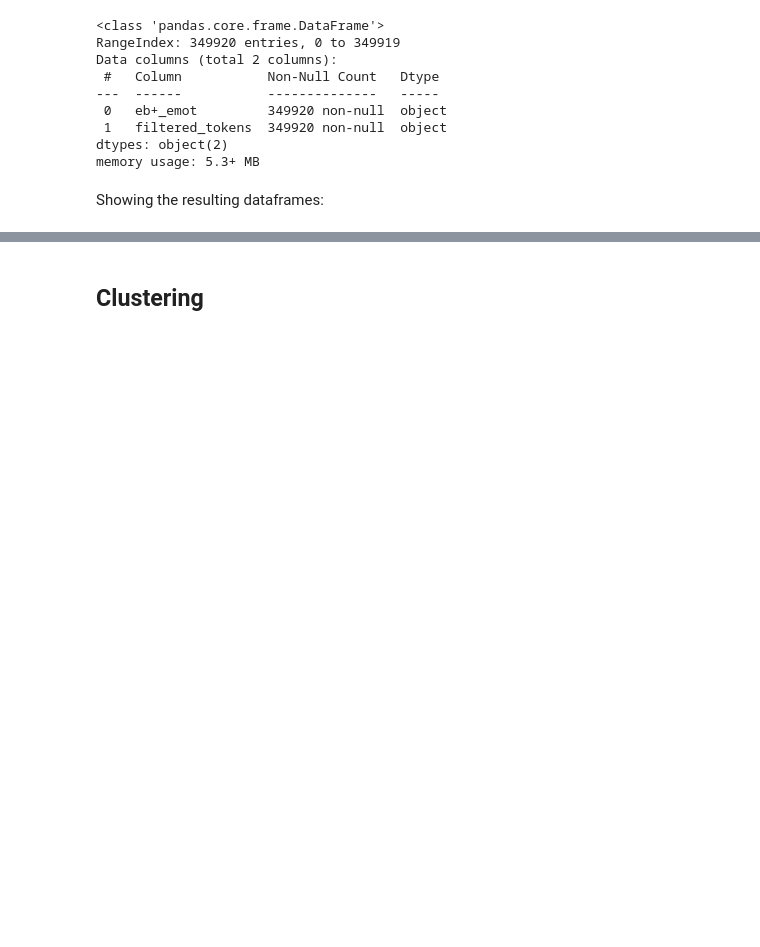
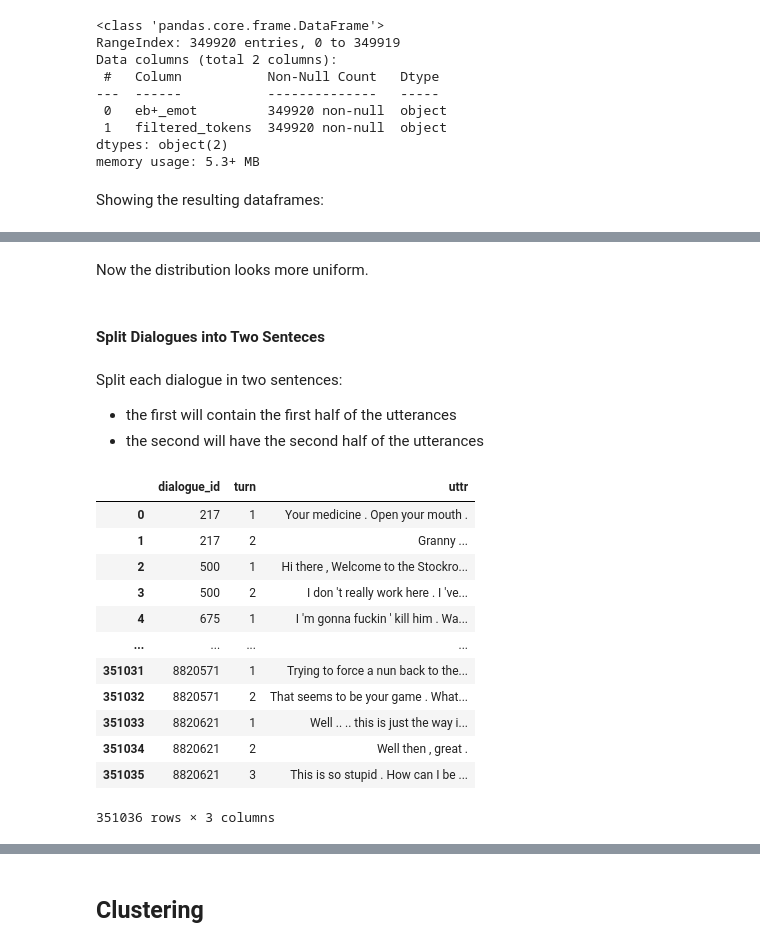
Before and after one commit to SimoneCallegarin/NLP_project, a Jupyter notebook: SA and TextGen on EDOS.ipynb, the cells around one changed output, grey strips where cells are left out. Drawn from its saved outputs; the diff is of its cells as text; code cells hidden in the pictures; blank space fills up the shorter version.

Commit message:
Reordered the notebook and fixed the datasets inputs

```diff
--- a/SA and TextGen on EDOS.ipynb
+++ b/SA and TextGen on EDOS.ipynb
@@ -617,0 +681,6 @@ print(tokens_df)
+# %%
+# Get the dialogue_id values where turn > 2
+dialogues_longer_than_2 = df_filtered.loc[df_filtered['turn'] > 2, 'dialogue_id'].unique()
+
+# Filter out the rows where turn <= 2 for each dialogue_id
+df_filtered = df_filtered[df_filtered['dialogue_id'].isin(dialogues_longer_than_2)]
@@ -617,0 +689,20 @@ print(tokens_df)
+# %%
+# Select the number of dialogues containing questioning utterances to mantain
+questioning_dialogues_to_mantain = 40000
+# %%
+# Get the dialogue_id values where eb+_emot == 'questioning'
+questioning_dialogues = df_filtered.loc[df_filtered['eb+_emot'] == 'questioning', 'dialogue_id'].unique()
+
+# Get the dialogue_id of the dialogues conatining 'questioning' that has to be removed
+questioning_dialogues_to_remove = questioning_dialogues[:(len(questioning_dialogues)-questioning_dialogues_to_mantain)]
+
+# Filter out the exceeding dialogues containing 'questioning' for each dialogue_id
+df_filtered = df_filtered[~df_filtered['dialogue_id'].isin(questioning_dialogues_to_remove)]
+
+# Reset the index of the filtered DataFrame
+df_filtered = df_filtered.reset_index(drop=True)
+
+print(df_filtered['eb+_emot'].value_counts()[:7])
+
+# Select only relevant columns
+df_filtered = df_filtered[['dialogue_id','turn','uttr']]
@@ -617,0 +718,32 @@ print(tokens_df)
+# %% [markdown]
+Now the distribution looks more uniform.
+# %% [markdown]
+#### **Split Dialogues into Two Senteces**
+# %% [markdown]
+Split each dialogue in two sentences:
+- the first will contain the first half of the utterances
+- the second will have the second half of the utterances
+# %%
+# Store the number of turns of each dialogue
+max_turns = df_filtered.groupby('dialogue_id')['turn'].transform('max')
+
+# Create the datasets
+first_half = df_filtered.loc[df_filtered['turn'] <= (max_turns+1)//2, ['dialogue_id','turn', 'uttr']]
+second_half = df_filtered.loc[~(df_filtered.index.isin(first_half.index)), :]
+# %%
+first_half = first_half.reset_index(drop=True)
+first_half
+# %% [output]
+|  | dialogue_id | turn | uttr |
+| 0 | 217 | 1 | Your medicine . Open your mouth . |
+| 1 | 217 | 2 | Granny ... |
+| 2 | 500 | 1 | Hi there , Welcome to the Stockro... |
+| 3 | 500 | 2 | I don 't really work here . I 've... |
+| 4 | 675 | 1 | I 'm gonna fuckin ' kill him . Wa... |
+| ... | ... | ... | ... |
+| 351031 | 8820571 | 1 | Trying to force a nun back to the... |
+| 351032 | 8820571 | 2 | That seems to be your game . What... |
+| 351033 | 8820621 | 1 | Well .. .. this is just the way i... |
+| 351034 | 8820621 | 2 | Well then , great . |
+| 351035 | 8820621 | 3 | This is so stupid . How can I be ... |
+351036 rows × 3 columns
```
Also changed, not shown: parts of 103 cells of this notebook.
